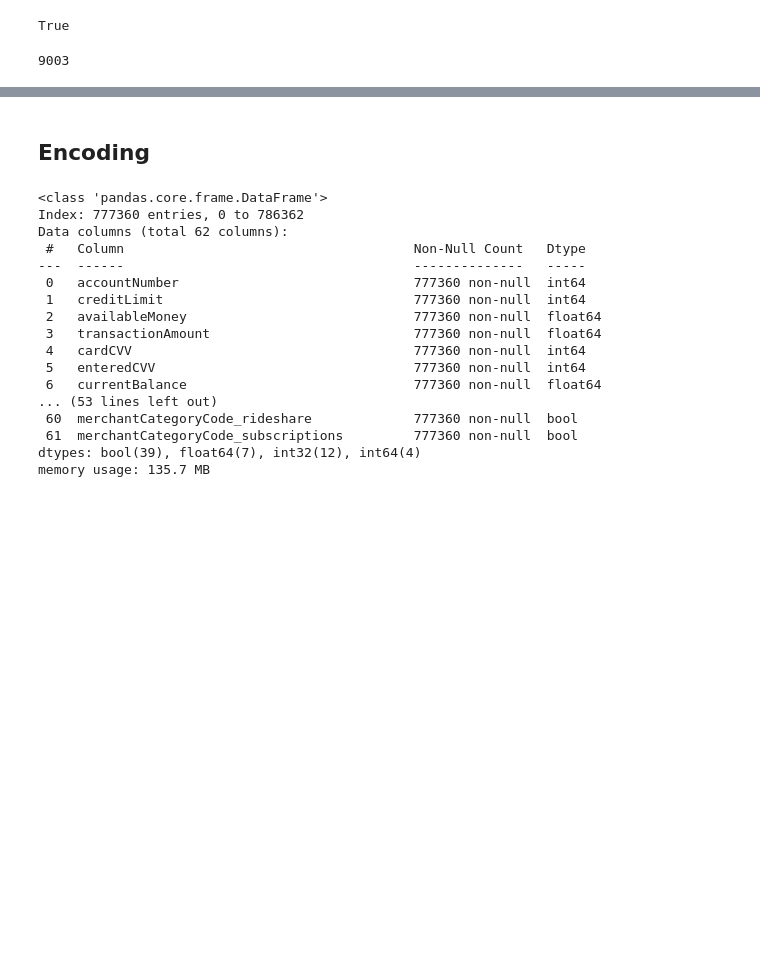
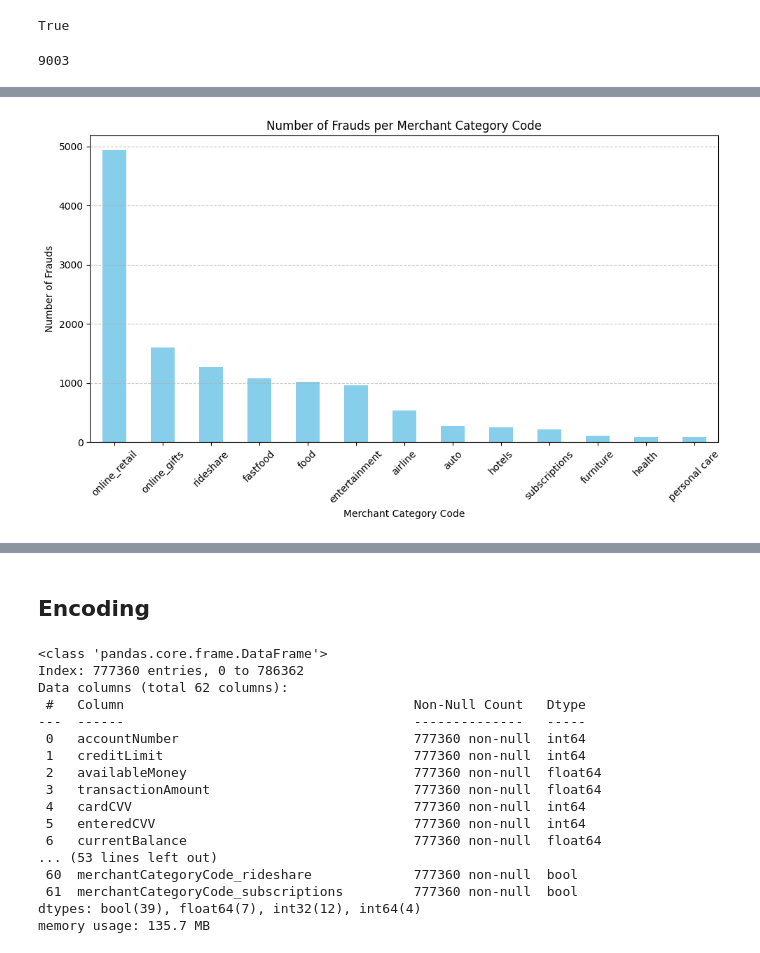
Before and after one commit to BrianBlancato/6050-Credit-Card-Fraud, a Jupyter notebook: Credit_Card_Fraud_Detection.ipynb, the cells around one changed output, grey strips where cells are left out. Cells and saved outputs as stored; diff of their text form; code cells hidden in the pictures; blank space fills up the shorter version.

```diff
--- a/Credit_Card_Fraud_Detection.ipynb
+++ b/Credit_Card_Fraud_Detection.ipynb
@@ -107,0 +131,22 @@ df.drop(columns=['dateOfLastAddressChange'], inplace=True)
+# %%
+#Find the transaction amount per account number for transactions that are fraud
+import matplotlib.pyplot as plt
+
+# Group by merchantCategoryCode and count the number of frauds
+fraud_per_merchant_category = df[df['isFraud'] == 1].groupby('merchantCategoryCode').size()
+
+# Sort by the number of frauds in descending order
+fraud_per_merchant_category = fraud_per_merchant_category.sort_values(ascending=False)
+
+# Plotting the graph
+plt.figure(figsize=(10, 6))
+fraud_per_merchant_category.plot(kind='bar', color='skyblue')
+plt.title('Number of Frauds per Merchant Category Code')
+plt.xlabel('Merchant Category Code')
+plt.ylabel('Number of Frauds')
+plt.xticks(rotation=45)
+plt.grid(axis='y', linestyle='--', alpha=0.7)
+plt.tight_layout()
+plt.show()
+# %% [output]
+[figure, added]
```
Also changed, not shown: parts of 67 cells of this notebook.
